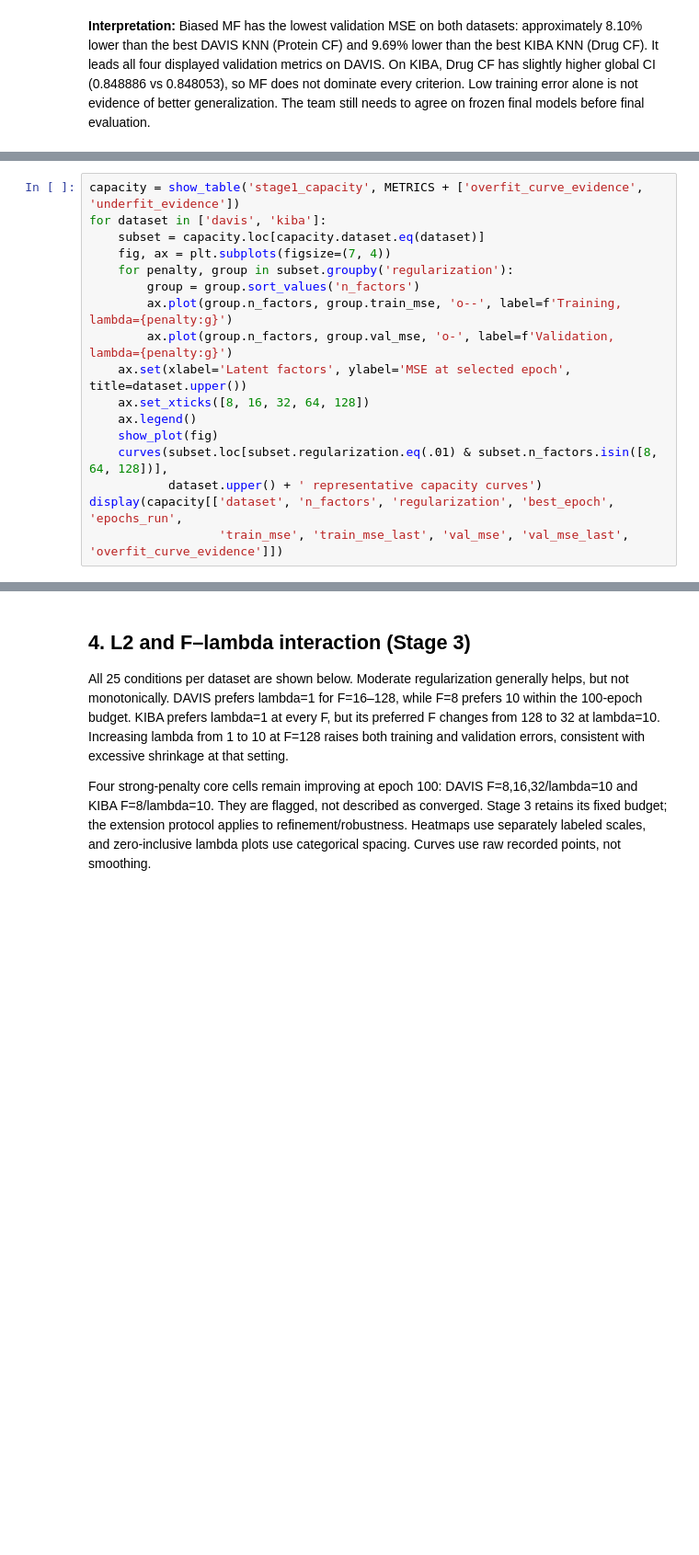
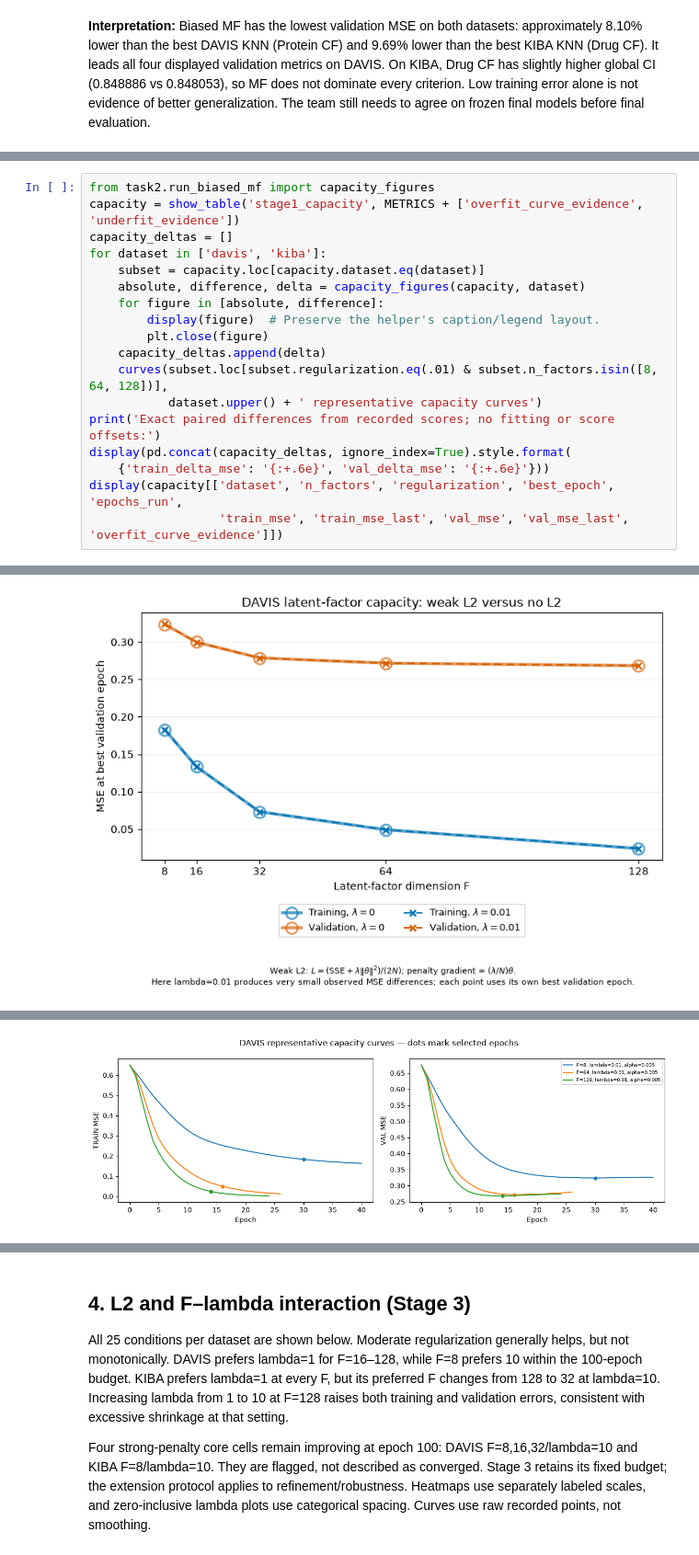
Before and after one commit to Zacl0001/SC4020-Lab2, a Jupyter notebook: task2/biased_mf.ipynb, the cells around one changed output, grey strips where cells are left out. Shown at 92% size. Drawn from its saved outputs; the diff is of its cells as text; blank space fills up the shorter version.

Commit message:
Improve Biased MF capacity plots and publish delta MSE figures

```diff
--- a/task2/biased_mf.ipynb
+++ b/task2/biased_mf.ipynb
@@ -174,17 +185,0 @@ redundant parameterization/optimization as well as capacity; its interaction mat
-# %%
-capacity = show_table('stage1_capacity', METRICS + ['overfit_curve_evidence', 'underfit_evidence'])
-for dataset in ['davis', 'kiba']:
-    subset = capacity.loc[capacity.dataset.eq(dataset)]
-    fig, ax = plt.subplots(figsize=(7, 4))
-    for penalty, group in subset.groupby('regularization'):
-        group = group.sort_values('n_factors')
-        ax.plot(group.n_factors, group.train_mse, 'o--', label=f'Training, lambda={penalty:g}')
-        ax.plot(group.n_factors, group.val_mse, 'o-', label=f'Validation, lambda={penalty:g}')
-    ax.set(xlabel='Latent factors', ylabel='MSE at selected epoch', title=dataset.upper())
-    ax.set_xticks([8, 16, 32, 64, 128])
-    ax.legend()
-    show_plot(fig)
-    curves(subset.loc[subset.regularization.eq(.01) & subset.n_factors.isin([8, 64, 128])],
-           dataset.upper() + ' representative capacity curves')
-display(capacity[['dataset', 'n_factors', 'regularization', 'best_epoch', 'epochs_run',
-                  'train_mse', 'train_mse_last', 'val_mse', 'val_mse_last', 'overfit_curve_evidence']])
@@ -229,0 +186,19 @@ display(capacity[['dataset', 'n_factors', 'regularization', 'best_epoch', 'epoch
+# %%
+from task2.run_biased_mf import capacity_figures
+capacity = show_table('stage1_capacity', METRICS + ['overfit_curve_evidence', 'underfit_evidence'])
+capacity_deltas = []
+for dataset in ['davis', 'kiba']:
+    subset = capacity.loc[capacity.dataset.eq(dataset)]
+    absolute, difference, delta = capacity_figures(capacity, dataset)
+    for figure in [absolute, difference]:
+        display(figure)  # Preserve the helper's caption/legend layout.
+        plt.close(figure)
+    capacity_deltas.append(delta)
+    curves(subset.loc[subset.regularization.eq(.01) & subset.n_factors.isin([8, 64, 128])],
+           dataset.upper() + ' representative capacity curves')
+print('Exact paired differences from recorded scores; no fitting or score offsets:')
+display(pd.concat(capacity_deltas, ignore_index=True).style.format(
+    {'train_delta_mse': '{:+.6e}', 'val_delta_mse': '{:+.6e}'}))
+display(capacity[['dataset', 'n_factors', 'regularization', 'best_epoch', 'epochs_run',
+                  'train_mse', 'train_mse_last', 'val_mse', 'val_mse_last', 'overfit_curve_evidence']])
+# %% [output]
@@ -229,0 +222 @@ display(capacity[['dataset', 'n_factors', 'regularization', 'best_epoch', 'epoch
+[figure, added]
@@ -229,0 +224 @@ display(capacity[['dataset', 'n_factors', 'regularization', 'best_epoch', 'epoch
+[figure, added]
```
Also changed, not shown: parts of 3 cells of this notebook, 7 other files.
